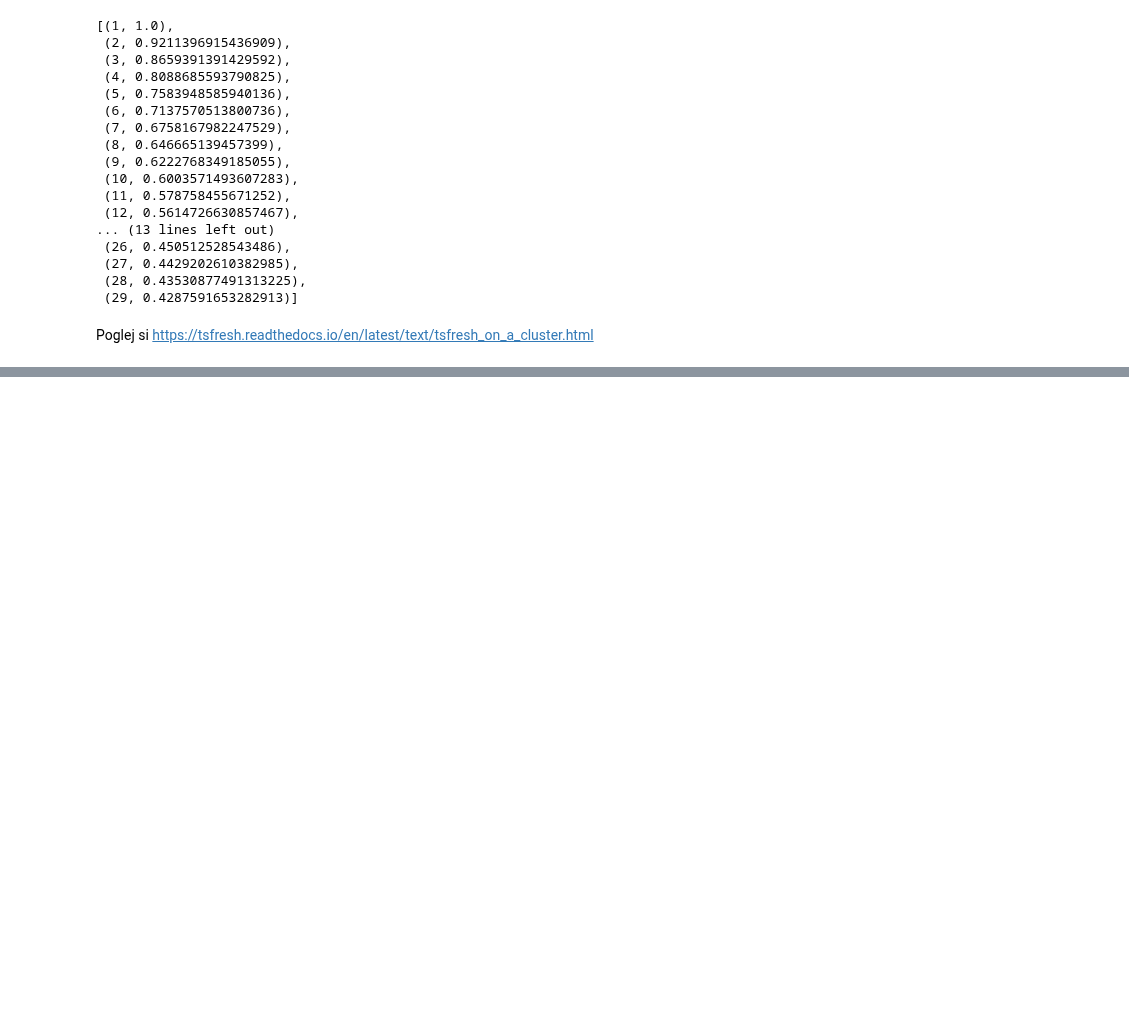
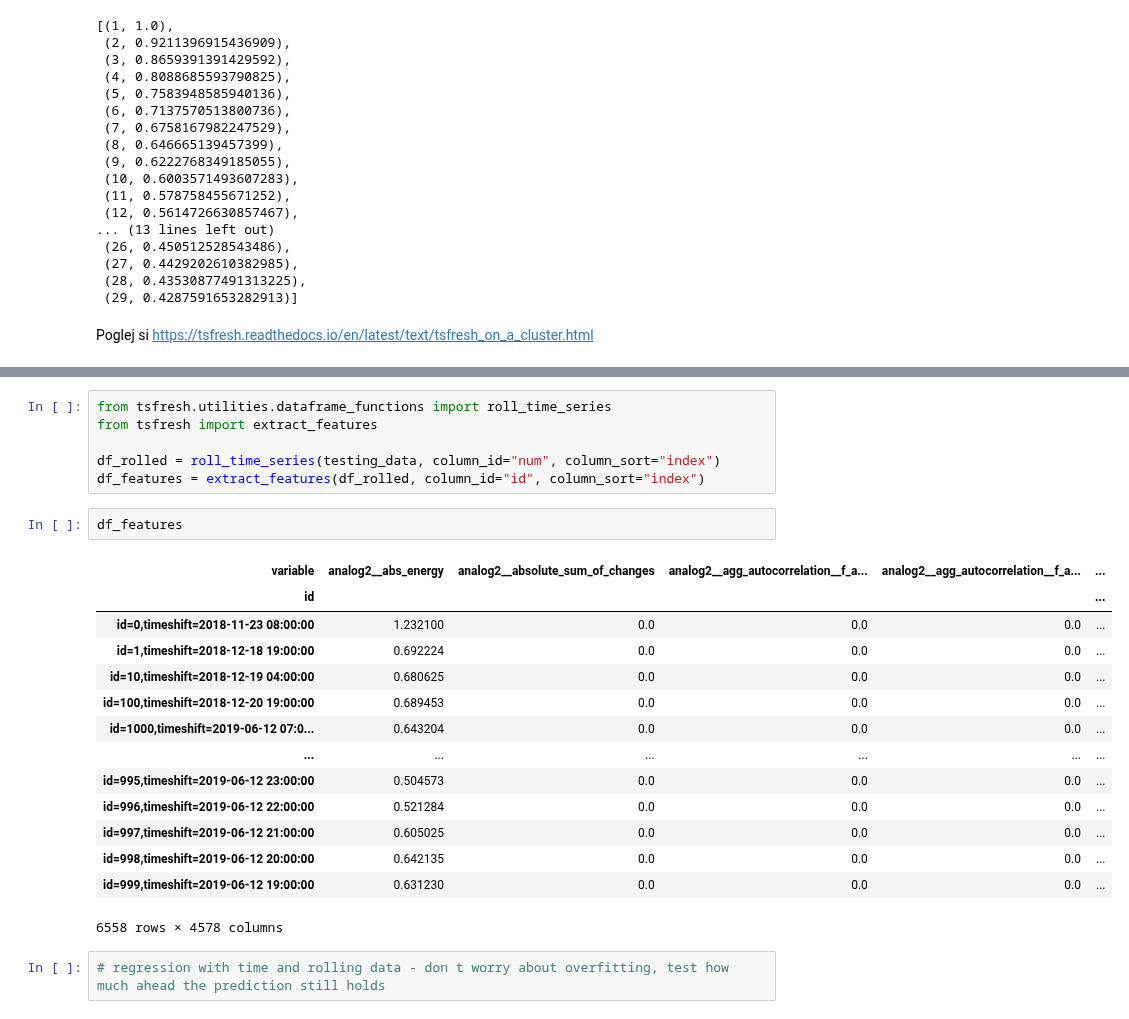
Before and after one commit to Zan-23/IJS_water_loss, a Jupyter notebook: notebooks/Regression Feature Engineering.ipynb, the cells around one changed output, grey strips where cells are left out. Cells and saved outputs as stored; diff of their text form; blank space fills up the shorter version.

```diff
--- a/notebooks/Regression sktime.ipynb
+++ b/notebooks/Regression Feature Engineering.ipynb
@@ -442,0 +462,25 @@ dataframe = dataframe.drop(dataframe.index[[i for i in range(0, 50)]])"""
+# %%
+from tsfresh.utilities.dataframe_functions import roll_time_series
+from tsfresh import extract_features
+
+df_rolled = roll_time_series(testing_data, column_id="num", column_sort="index")
+df_features = extract_features(df_rolled, column_id="id", column_sort="index")
+# %%
+df_features
+# %% [output]
+| variable | analog2__abs_energy | analog2__absolute_sum_of_changes | analog2__agg_autocorrelation__f_a... | analog2__agg_autocorrelation__f_a... | ... |
+| id |  |  |  |  | ... |
+| id=0,timeshift=2018-11-23 08:00:00 | 1.232100 | 0.0 | 0.0 | 0.0 | ... |
+| id=1,timeshift=2018-12-18 19:00:00 | 0.692224 | 0.0 | 0.0 | 0.0 | ... |
+| id=10,timeshift=2018-12-19 04:00:00 | 0.680625 | 0.0 | 0.0 | 0.0 | ... |
+| id=100,timeshift=2018-12-20 19:00:00 | 0.689453 | 0.0 | 0.0 | 0.0 | ... |
+| id=1000,timeshift=2019-06-12 07:0... | 0.643204 | 0.0 | 0.0 | 0.0 | ... |
+| ... | ... | ... | ... | ... | ... |
+| id=995,timeshift=2019-06-12 23:00:00 | 0.504573 | 0.0 | 0.0 | 0.0 | ... |
+| id=996,timeshift=2019-06-12 22:00:00 | 0.521284 | 0.0 | 0.0 | 0.0 | ... |
+| id=997,timeshift=2019-06-12 21:00:00 | 0.605025 | 0.0 | 0.0 | 0.0 | ... |
+| id=998,timeshift=2019-06-12 20:00:00 | 0.642135 | 0.0 | 0.0 | 0.0 | ... |
+| id=999,timeshift=2019-06-12 19:00:00 | 0.631230 | 0.0 | 0.0 | 0.0 | ... |
+6558 rows × 4578 columns
+# %%
+# regression with time and rolling data - don t worry about overfitting, test how much ahead the prediction still holds
```
Also changed, not shown: parts of 11 cells of this notebook, 4 other files.
